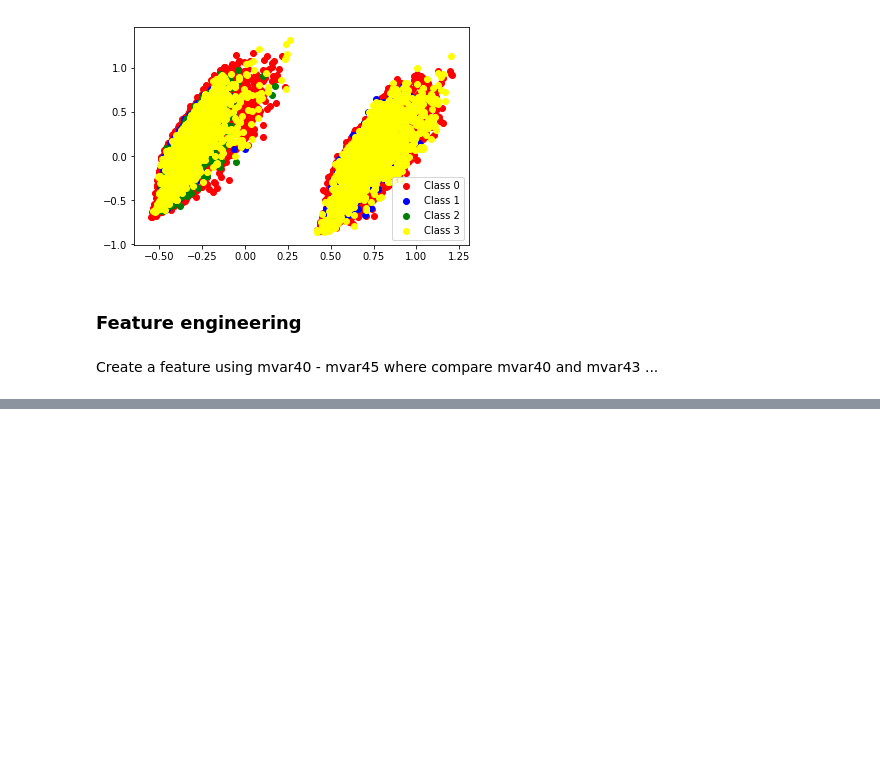
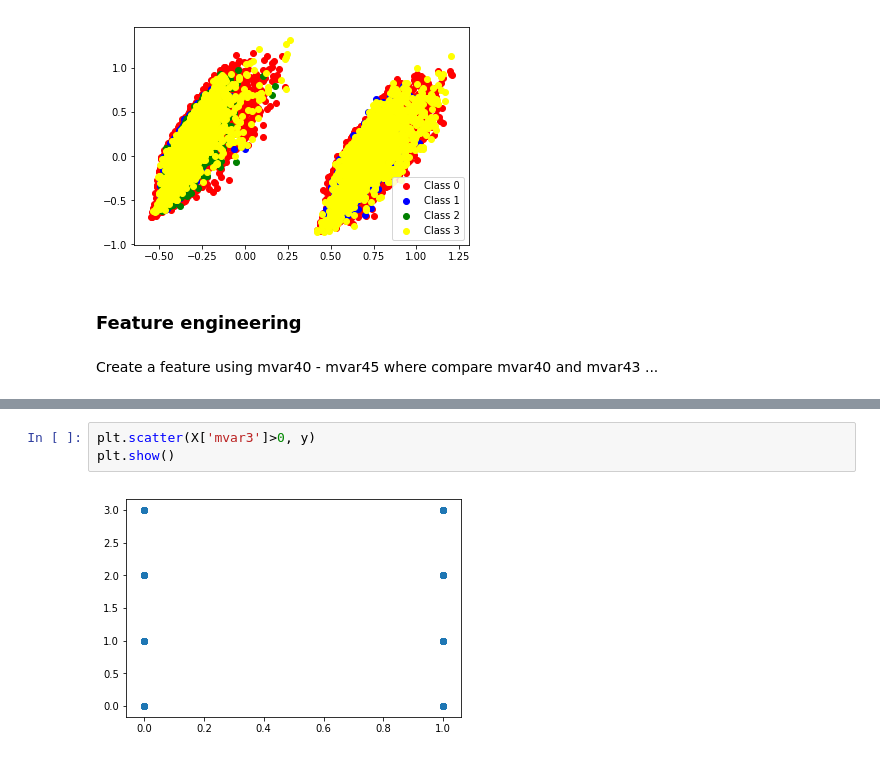
Before and after one commit to rohanchopra/Envible-Analyze-This-2017, a Jupyter notebook: Data-Analysis.ipynb, the cells around one changed output, grey strips where cells are left out. Drawn from its saved outputs; the diff is of its cells as text; blank space fills up the shorter version.

```diff
--- a/Data-Analysis.ipynb
+++ b/Data-Analysis.ipynb
@@ -340,0 +362,5 @@ Create a feature using mvar40 - mvar45 where compare mvar40 and mvar43 ...
+# %%
+plt.scatter(X['mvar3']>0, y)
+plt.show()
+# %% [output]
+[figure, added]
```
Also changed, not shown: parts of 6 cells of this notebook.
